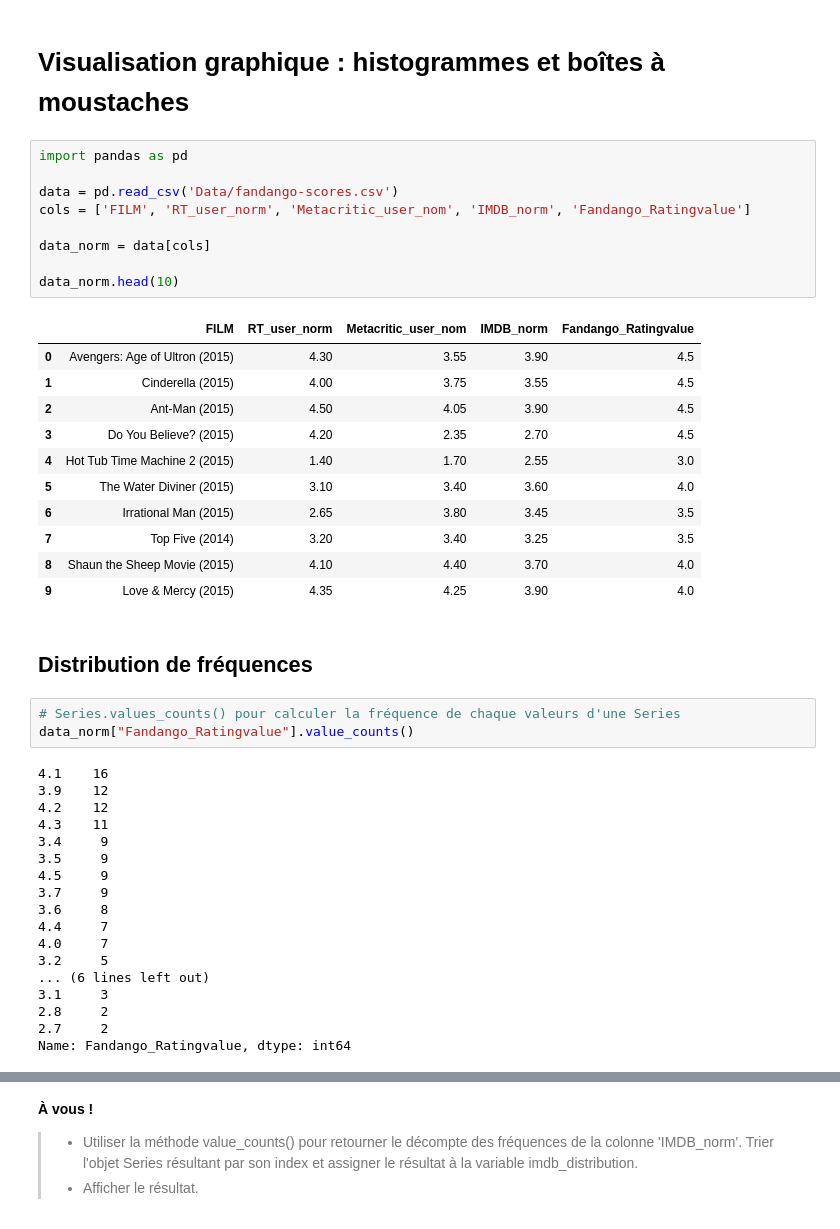
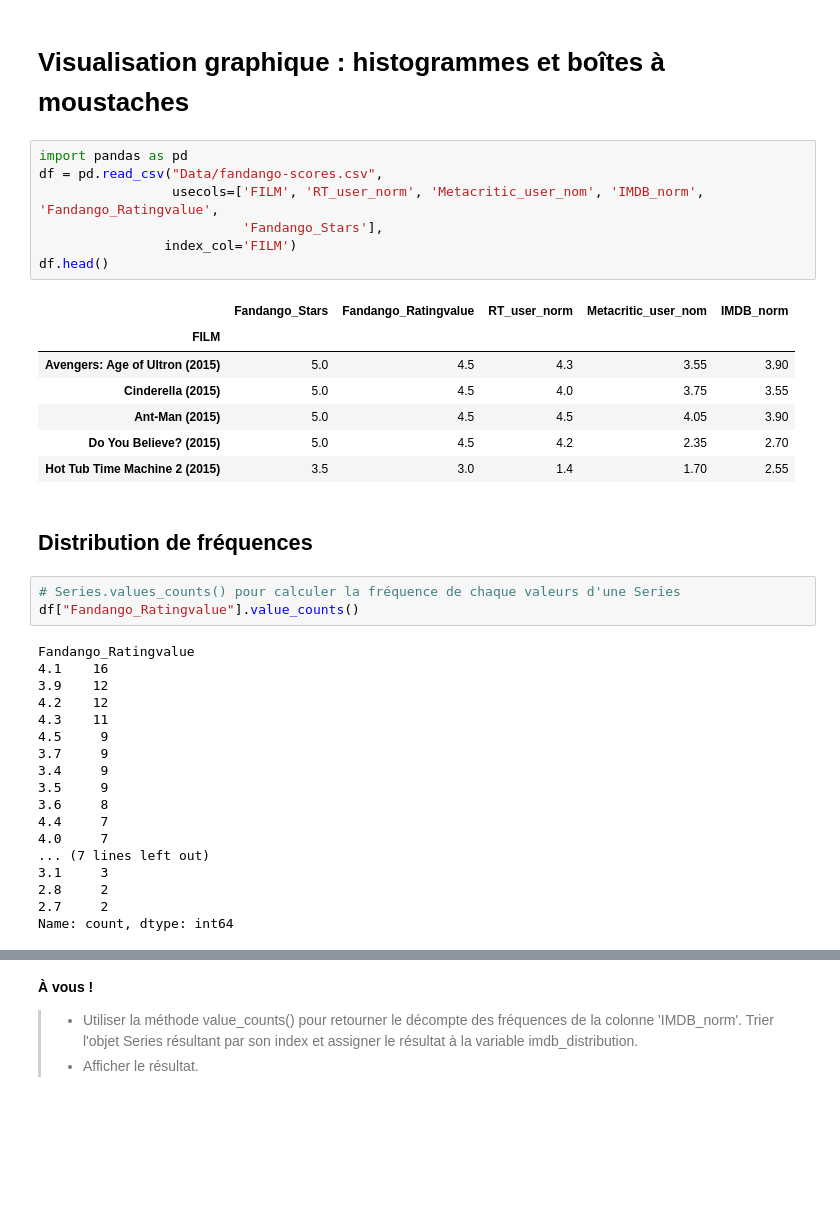
Before and after one commit to louiskuhn/IA-P3-Euskadi, a Jupyter notebook: Ressources/Python/2. Visualisation graphique/4. VisualisationGraphique_histogrammes.ipynb, the cells around one changed output, grey strips where cells are left out. Saved outputs shown, nothing was run; the diff lists cells and outputs as text; blank space fills up the shorter version.

```diff
--- a/Ressources/Python/2. Visualisation graphique/4. VisualisationGraphique_histogrammes.ipynb
+++ b/Ressources/Python/2. Visualisation graphique/4. VisualisationGraphique_histogrammes.ipynb
@@ -2,47 +2,41 @@
 # Visualisation graphique : histogrammes et boîtes à moustaches
 # %%
 import pandas as pd
-
-data = pd.read_csv('Data/fandango-scores.csv')
-cols = ['FILM', 'RT_user_norm', 'Metacritic_user_nom', 'IMDB_norm', 'Fandango_Ratingvalue']
-
-data_norm = data[cols]
-
-data_norm.head(10)
+df = pd.read_csv("Data/fandango-scores.csv",
+                 usecols=['FILM', 'RT_user_norm', 'Metacritic_user_nom', 'IMDB_norm', 'Fandango_Ratingvalue',
+                          'Fandango_Stars'],
+                index_col='FILM')
+df.head()
 # %% [output]
-|  | FILM | RT_user_norm | Metacritic_user_nom | IMDB_norm | Fandango_Ratingvalue |
-| 0 | Avengers: Age of Ultron (2015) | 4.30 | 3.55 | 3.90 | 4.5 |
-| 1 | Cinderella (2015) | 4.00 | 3.75 | 3.55 | 4.5 |
-| 2 | Ant-Man (2015) | 4.50 | 4.05 | 3.90 | 4.5 |
-| 3 | Do You Believe? (2015) | 4.20 | 2.35 | 2.70 | 4.5 |
-| 4 | Hot Tub Time Machine 2 (2015) | 1.40 | 1.70 | 2.55 | 3.0 |
-| 5 | The Water Diviner (2015) | 3.10 | 3.40 | 3.60 | 4.0 |
-| 6 | Irrational Man (2015) | 2.65 | 3.80 | 3.45 | 3.5 |
-| 7 | Top Five (2014) | 3.20 | 3.40 | 3.25 | 3.5 |
-| 8 | Shaun the Sheep Movie (2015) | 4.10 | 4.40 | 3.70 | 4.0 |
-| 9 | Love & Mercy (2015) | 4.35 | 4.25 | 3.90 | 4.0 |
+|  | Fandango_Stars | Fandango_Ratingvalue | RT_user_norm | Metacritic_user_nom | IMDB_norm |
+| FILM |  |  |  |  |  |
+| Avengers: Age of Ultron (2015) | 5.0 | 4.5 | 4.3 | 3.55 | 3.90 |
+| Cinderella (2015) | 5.0 | 4.5 | 4.0 | 3.75 | 3.55 |
+| Ant-Man (2015) | 5.0 | 4.5 | 4.5 | 4.05 | 3.90 |
+| Do You Believe? (2015) | 5.0 | 4.5 | 4.2 | 2.35 | 2.70 |
+| Hot Tub Time Machine 2 (2015) | 3.5 | 3.0 | 1.4 | 1.70 | 2.55 |
 # %% [markdown]
 ## Distribution de fréquences
 # %%
 # Series.values_counts() pour calculer la fréquence de chaque valeurs d'une Series
-data_norm["Fandango_Ratingvalue"].value_counts()
+df["Fandango_Ratingvalue"].value_counts()
 # %% [output]
+Fandango_Ratingvalue
 4.1    16
 3.9    12
 4.2    12
 4.3    11
+4.5     9
+3.7     9
 3.4     9
 3.5     9
-4.5     9
-3.7     9
 3.6     8
 4.4     7
 4.0     7
-3.2     5
-... (6 lines left out)
+... (7 lines left out)
 3.1     3
 2.8     2
 2.7     2
-Name: Fandango_Ratingvalue, dtype: int64
+Name: count, dtype: int64
 # %%
 # Series.sort_index()
```
Also changed, not shown: parts of 10 cells of this notebook, 2 other files.
